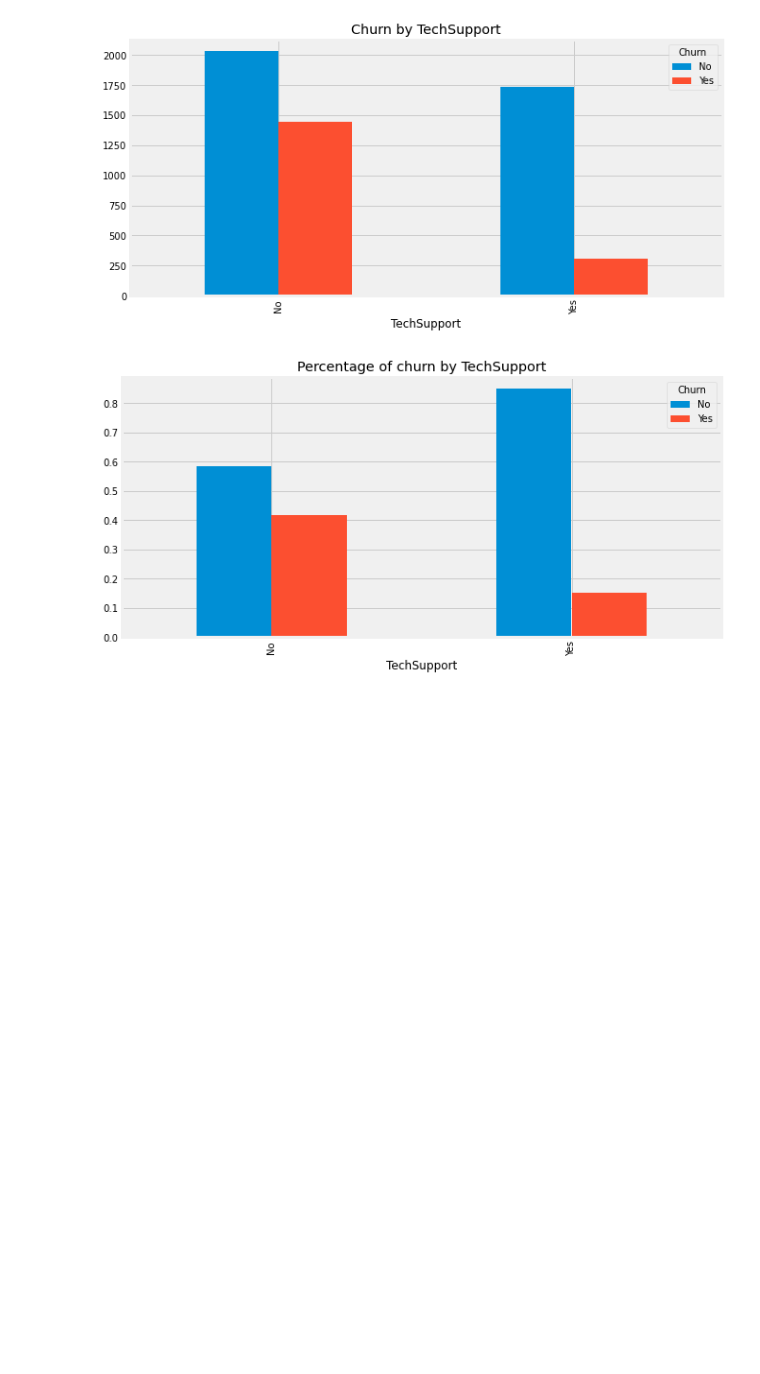
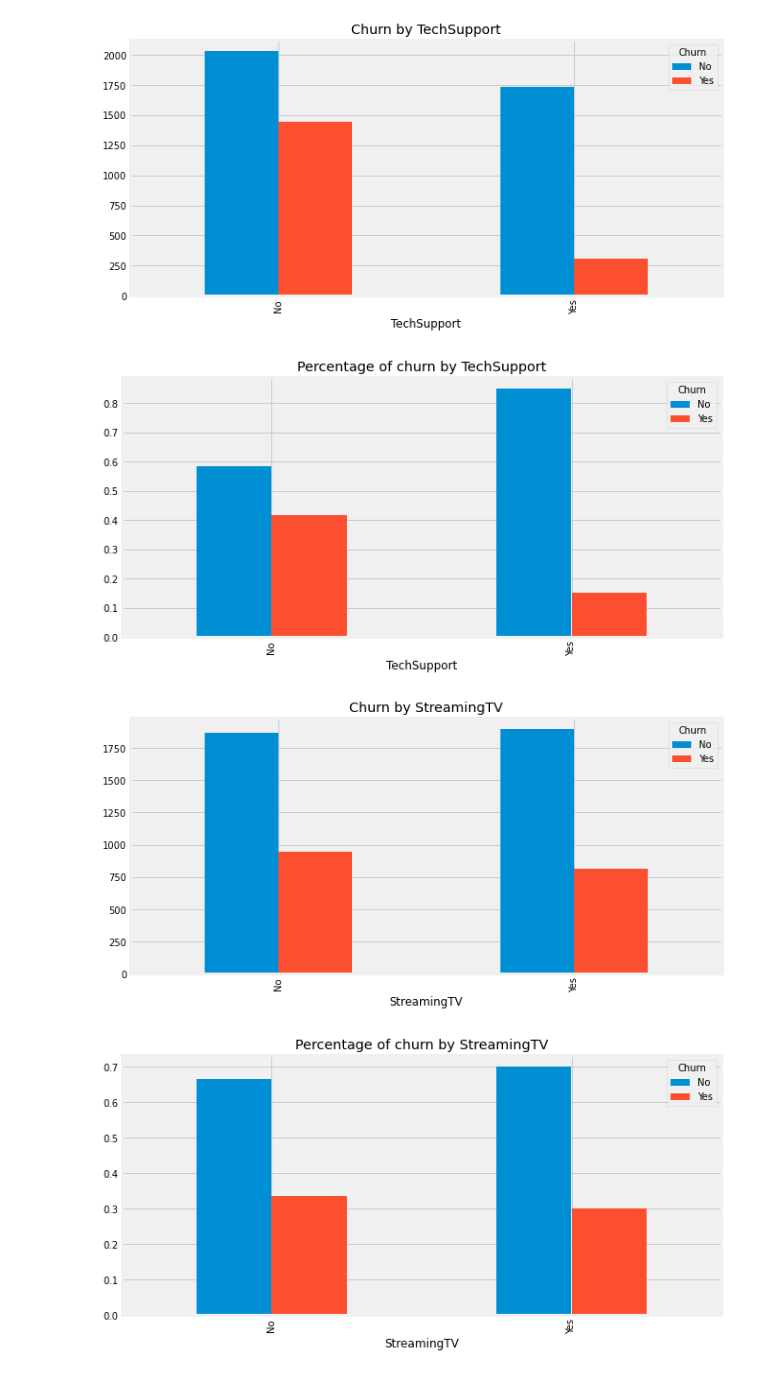
Before and after one commit to kinghenderson/Phase_3_Project, a Jupyter notebook: Model.ipynb, the cells around one changed output. Drawn from its saved outputs; the diff is of its cells as text; code cells hidden in the pictures; blank space fills up the shorter version.

```diff
--- a/Model.ipynb
+++ b/Model.ipynb
@@ -132,7 +151,7 @@ total_charges == new_customers
 # %%
 df.loc[df['TotalCharges'] == " ", 'TotalCharges'] = '0'
 # %%
-df.loc[cleaned_df['TotalCharges'] == " ", 'TotalCharges'] = '0'
+df.loc[df['TotalCharges'] == " ", 'TotalCharges'] = '0'
 # %%
 # checking for duplicated rows and also customers
 dups = df[df.duplicated() == True].count()
@@ -253,3 +272,14 @@ plt.show()
 # %% [output]
 [figure]
 [figure]
+# %%
+# no significance when comaping the two. 32%-33% churn without streaming then 30% with streaming.
+tv = df[df['StreamingTV'] != 'No internet service'].groupby('StreamingTV')['Churn'].value_counts(normalize=False).unstack().plot(kind='bar', figsize=(10,5))
+tv.set_title("Churn by StreamingTV")
+plt.show()
+tv_pct = df[df['StreamingTV'] != 'No internet service'].groupby('StreamingTV')['Churn'].value_counts(normalize=True).unstack().plot(kind='bar', figsize=(10,5))
+tv_pct.set_title("Percentage of churn by StreamingTV")
+plt.show()
+# %% [output]
+[figure, added]
+[figure, added]
```
Also changed, not shown: parts of 18 cells of this notebook.
